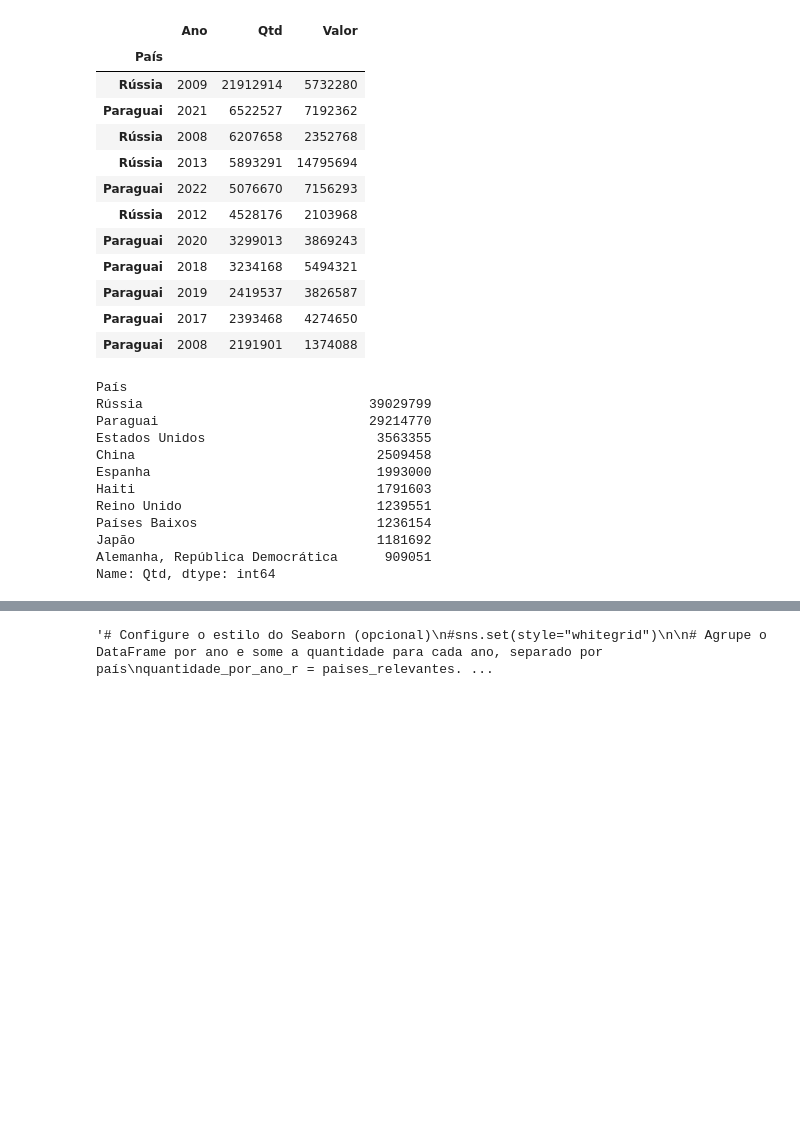
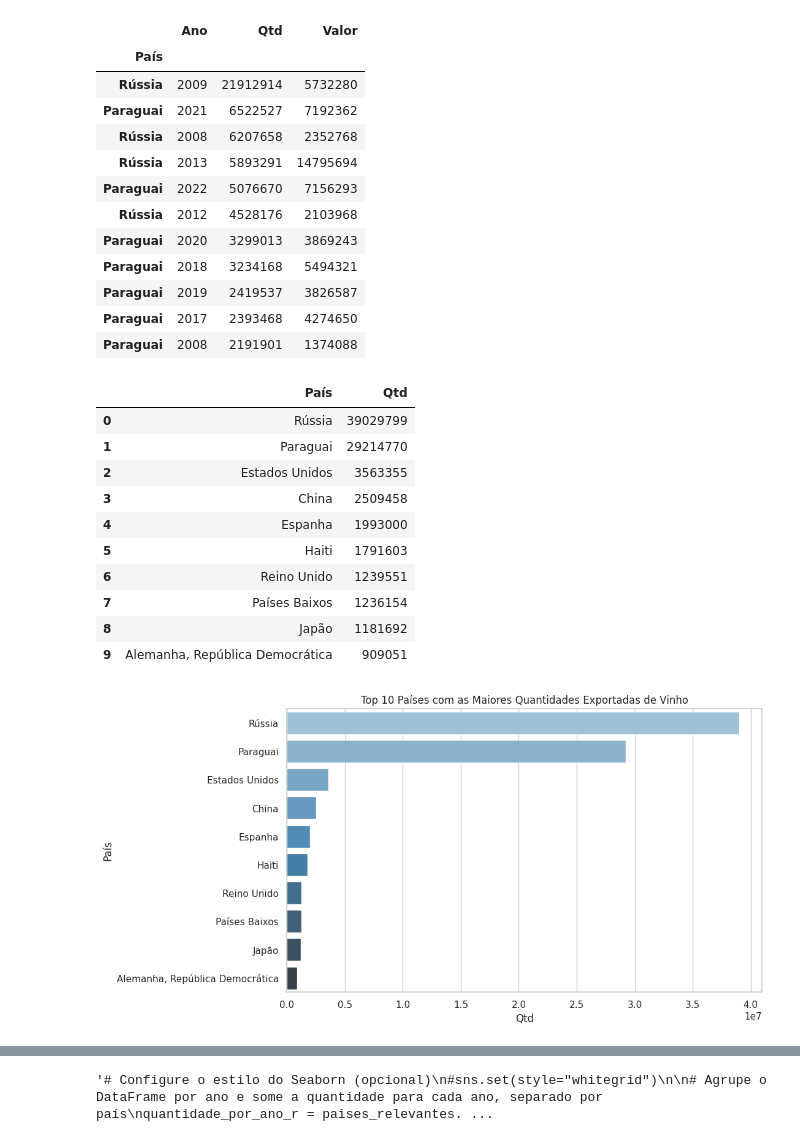
Before and after one commit to VivianeCorreia/Tech-Challenge, a Jupyter notebook: 2_challenge.ipynb, the cells around one changed output, grey strips where cells are left out. Cells and saved outputs as stored; diff of their text form; code cells hidden in the pictures; blank space fills up the shorter version.

```diff
--- a/2_challenge.ipynb
+++ b/2_challenge.ipynb
@@ -391,26 +391,47 @@ exportacao.head(11)
 | Paraguai | 2017 | 2393468 | 4274650 |
 | Paraguai | 2008 | 2191901 | 1374088 |
 # %%
-total_qtd_por_pais = exportacao.groupby('País')['Qtd'].sum()
+qtd_pais = exportacao.groupby('País')['Qtd'].sum()
 
 # Classifique o resultado em ordem decrescente
-total_qtd_por_pais = total_qtd_por_pais.sort_values(ascending=False)
+qtd_pais = qtd_pais.sort_values(ascending=False)
 
 # Exiba os países no topo do ranking
-total_qtd_por_pais.head(10)
+top10_exp= qtd_pais.head(10)
+
+# Transforme a Série 'top10_exp' em um DataFrame
+top10_exp= top10_exp.reset_index()
+
+# Renomeie as colunas para torná-las mais descritivas
+top10_exp.columns = ['País', 'Qtd']
+
+top10_exp.head(11)
 # %% [output]
-País
-Rússia                             39029799
-Paraguai                           29214770
-Estados Unidos                      3563355
-China                               2509458
-Espanha                             1993000
-Haiti                               1791603
-Reino Unido                         1239551
-Países Baixos                       1236154
-Japão                               1181692
-Alemanha, República Democrática      909051
-Name: Qtd, dtype: int64
+|  | País | Qtd |
+| 0 | Rússia | 39029799 |
+| 1 | Paraguai | 29214770 |
+| 2 | Estados Unidos | 3563355 |
+| 3 | China | 2509458 |
+| 4 | Espanha | 1993000 |
+| 5 | Haiti | 1791603 |
+| 6 | Reino Unido | 1239551 |
+| 7 | Países Baixos | 1236154 |
+| 8 | Japão | 1181692 |
+| 9 | Alemanha, República Democrática | 909051 |
+# %%
+# Configure o estilo do gráfico
+sns.set(style="whitegrid")
+
+plt.figure(figsize=(10, 6))
+sns.barplot(x='Qtd', y='País', data=top10_exp, palette="Blues_d")
+
+plt.xlabel('Qtd')
+plt.ylabel('País')
+plt.title('Top 10 Países com as Maiores Quantidades Exportadas de Vinho')
+
+plt.show()
+# %% [output]
+[figure, added]
 # %%
 # Configure o estilo do Seaborn
 #sns.set(style="whitegrid")
```
Also changed, not shown: parts of 6 cells of this notebook.
